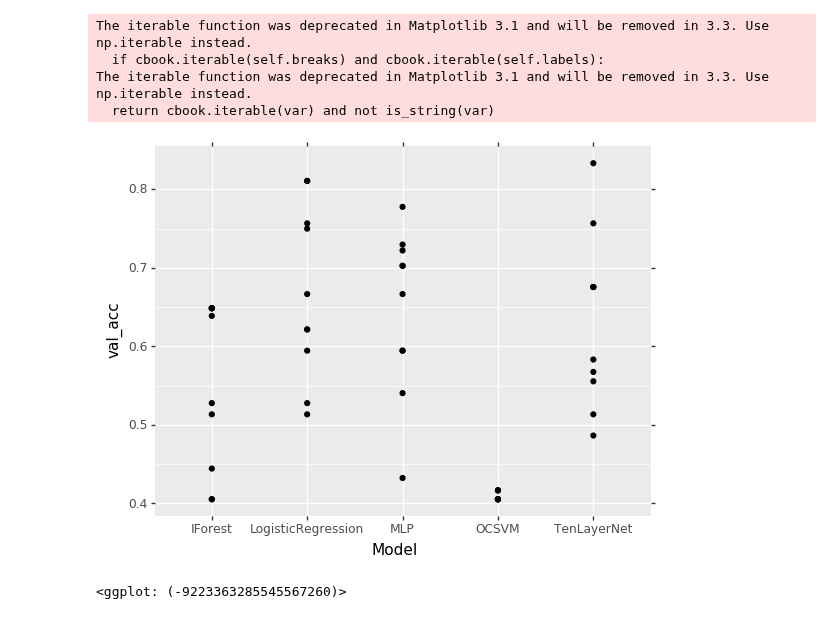
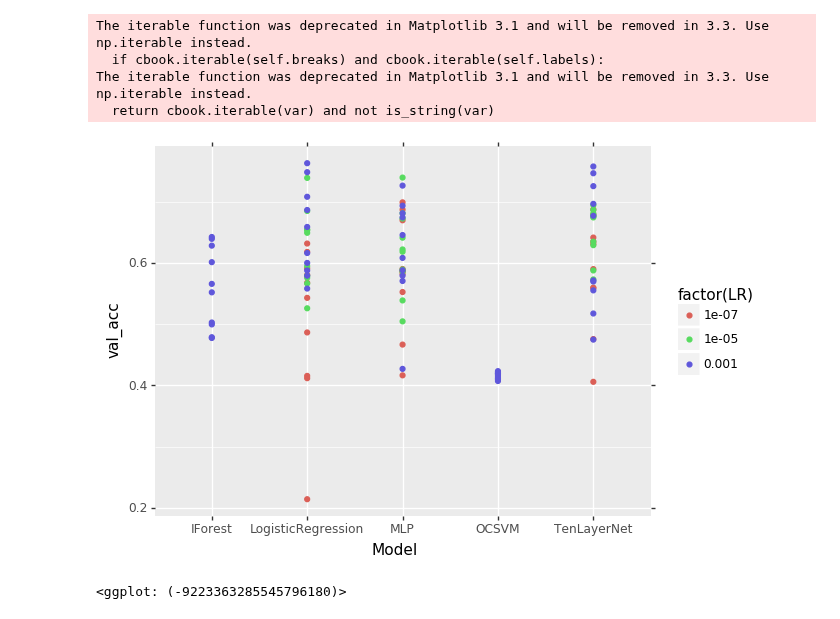
Before and after one commit to greenelab/brd-net, a Jupyter notebook: brdnet/compare_models.ipynb, the cells around one changed output. Saved outputs shown, nothing was run; the diff lists cells and outputs as text; code cells hidden in the pictures.

```diff
--- a/brdnet/compare_models.ipynb
+++ b/brdnet/compare_models.ipynb
@@ -17,9 +24,9 @@ result_df.head()
 # %%
-ggplot(result_df, aes(x='Model', y='val_acc')) + geom_point()
+ggplot(result_df, aes(x='Model', y='val_acc', color='factor(LR)')) + geom_point()
 # %% [output]
 The iterable function was deprecated in Matplotlib 3.1 and will be removed in 3.3. Use np.iterable instead.
   if cbook.iterable(self.breaks) and cbook.iterable(self.labels):
 The iterable function was deprecated in Matplotlib 3.1 and will be removed in 3.3. Use np.iterable instead.
   return cbook.iterable(var) and not is_string(var)
-[figure, old version]
+[figure, new version]
-<ggplot: (-9223363285545567260)>
+<ggplot: (-9223363285545796180)>
```
Also changed, not shown: parts of 7 cells of this notebook.
